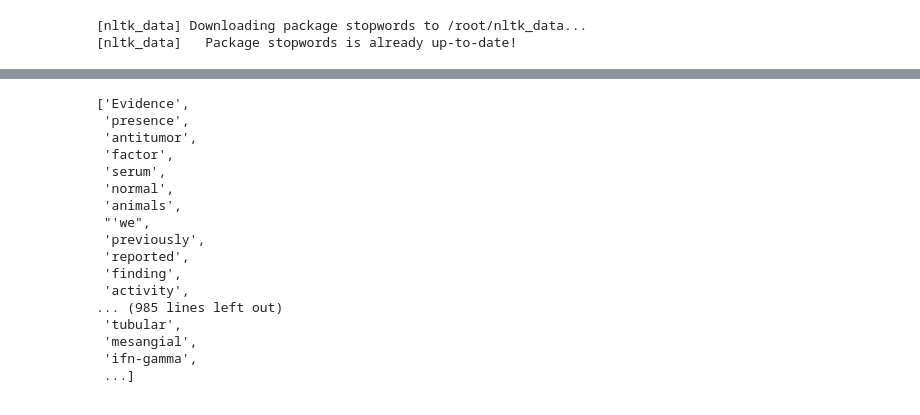
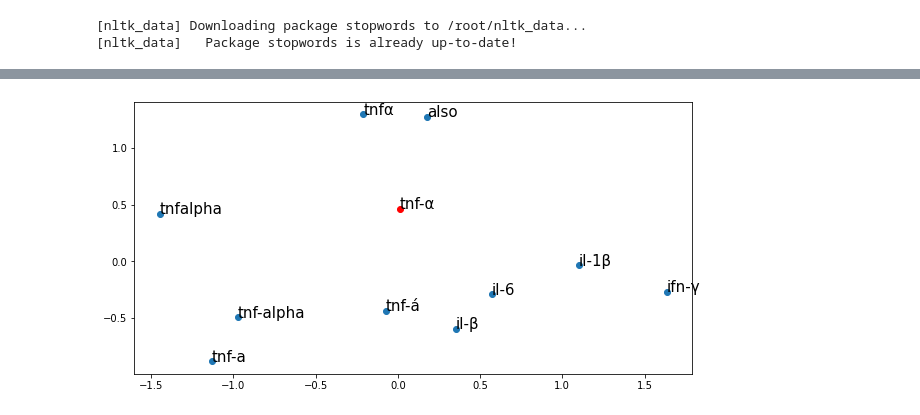
Before and after one commit to JIWON0520/TIL, a Jupyter notebook: project/Untitled1.ipynb, the cells around one changed output, grey strips where cells are left out. Cells and saved outputs as stored; diff of their text form; code cells hidden in the pictures.

```diff
--- a/project/Untitled1.ipynb
+++ b/project/Untitled1.ipynb
@@ -122,22 +112,32 @@ TNF-α과 가장 유사한 단어와 유사도
-# %%
-vocab=model.wv.vocab.keys()
-vocab=[x for x in vocab]
-vocab
-# %% [output]
-['Evidence',
- 'presence',
- 'antitumor',
- 'factor',
- 'serum',
- 'normal',
- 'animals',
- "'we",
- 'previously',
- 'reported',
- 'finding',
- 'activity',
-... (985 lines left out)
- 'tubular',
- 'mesangial',
- 'ifn-gamma',
- ...]
+# %%
+#임베딩된 단어는 100차원상의 데이터이다. 시각화를 위해 2차원으로 차원축소를 진행
+import matplotlib.pyplot as plt
+from sklearn.manifold import TSNE
+from sklearn.decomposition import PCA
+%matplotlib inline
+
+target_coor=model[target_word]
+coor_list=[]
+for i in range(df.shape[0]):
+  coor_list.append(model[df.iloc[i]['word']])
+coor_df=pd.DataFrame(coor_list,columns=['coor'+str(x) for x in range(100)])
+
+pca=PCA(n_components=2)
+#fit( )과 transform( ) 을 호출하여 차원축소
+coor_pca =pca.fit_transform(coor_df)
+target_coor = pca.transform(np.array(target_coor).reshape(1,-1))
+# %%
+pca_df=pd.DataFrame(coor_pca,columns=['X','Y'],index=df['word'])
+fig = plt.figure()
+fig.set_size_inches(10,5)
+ax = fig.add_subplot(1, 1, 1)
+
+ax.scatter(pca_df['X'], pca_df['Y'])
+
+for word, pos in pca_df.iterrows():
+    ax.annotate(word, pos, fontsize=15)
+ax.scatter(target_coor[0][0],target_coor[0][1],c='r')
+ax.annotate(target_word,target_coor[0],fontsize=15)
+plt.show()
+# %% [output]
+[figure, added]
```
Also changed, not shown: parts of 13 cells of this notebook.
